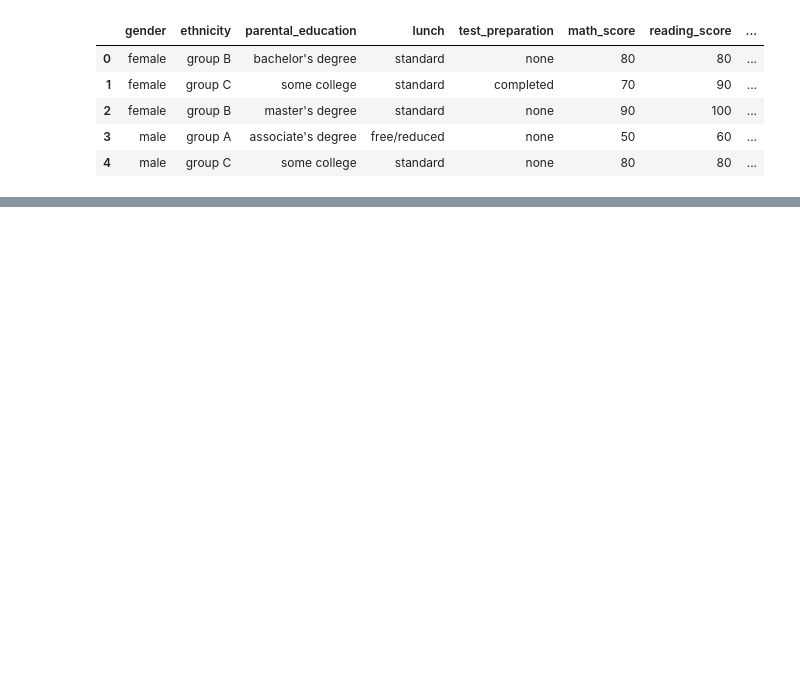
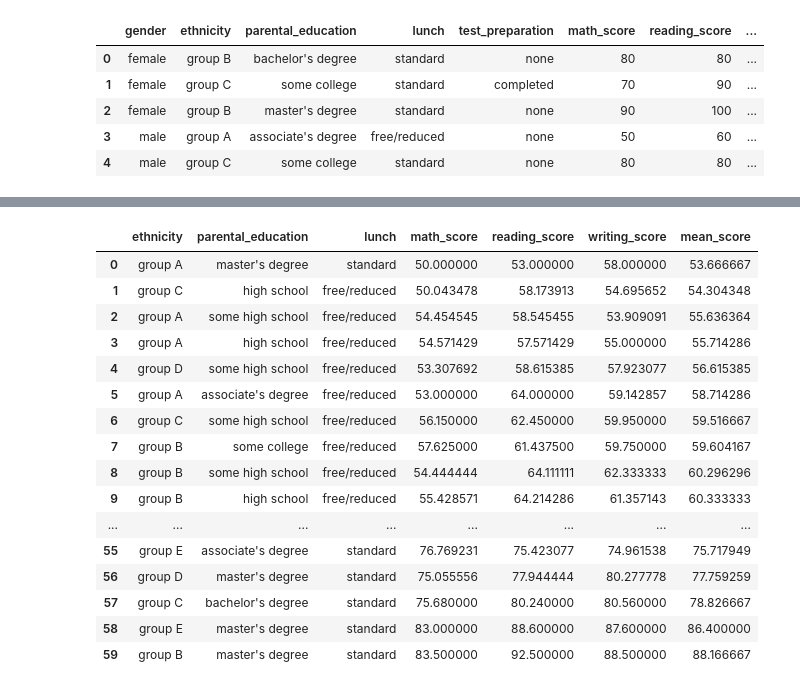
Before and after one commit to rafaelbg27/kaggle-student-performance-in-exams, a Jupyter notebook: students_performance.ipynb, the cells around one changed output, grey strips where cells are left out. Drawn from its saved outputs; the diff is of its cells as text; code cells hidden in the pictures; blank space fills up the shorter version.

```diff
--- a/students_performance.ipynb
+++ b/students_performance.ipynb
@@ -157,0 +231,46 @@ Text(0.5, 0, 'Parental Education')
+# %%
+db = db_raw.copy()
+
+profiles = []
+
+for ethnicity in db["ethnicity"].unique():
+    for parental_education in db["parental_education"].unique():
+        for lunch in db["lunch"].unique():
+            profiles.append({"ethnicity": ethnicity,
+                "parental_education": parental_education,
+                "lunch": lunch})
+# %%
+for i in range(len(profiles)):
+    profile = db.loc[(db['ethnicity'] == profiles[i]['ethnicity'])
+        & (db['parental_education'] == profiles[i]['parental_education'])
+        & (db['lunch'] == profiles[i]['lunch'])]
+
+    profiles[i]["math_score"] = profile["math_score"].mean()
+    profiles[i]["reading_score"] = profile["reading_score"].mean()
+    profiles[i]["writing_score"] = profile["writing_score"].mean()
+    profiles[i]["mean_score"] = (profile["math_score"].mean()
+        + profile["reading_score"].mean()
+        + profile["writing_score"].mean())/3
+# %%
+df = pd.DataFrame(data=profiles)
+df = df.sort_values(by=['mean_score'])
+df = df.reset_index().drop("index", axis=1)
+display(df.head(60))
+# %% [output]
+|  | ethnicity | parental_education | lunch | math_score | reading_score | writing_score | mean_score |
+| 0 | group A | master's degree | standard | 50.000000 | 53.000000 | 58.000000 | 53.666667 |
+| 1 | group C | high school | free/reduced | 50.043478 | 58.173913 | 54.695652 | 54.304348 |
+| 2 | group A | some high school | free/reduced | 54.454545 | 58.545455 | 53.909091 | 55.636364 |
+| 3 | group A | high school | free/reduced | 54.571429 | 57.571429 | 55.000000 | 55.714286 |
+| 4 | group D | some high school | free/reduced | 53.307692 | 58.615385 | 57.923077 | 56.615385 |
+| 5 | group A | associate's degree | free/reduced | 53.000000 | 64.000000 | 59.142857 | 58.714286 |
+| 6 | group C | some high school | free/reduced | 56.150000 | 62.450000 | 59.950000 | 59.516667 |
+| 7 | group B | some college | free/reduced | 57.625000 | 61.437500 | 59.750000 | 59.604167 |
+| 8 | group B | some high school | free/reduced | 54.444444 | 64.111111 | 62.333333 | 60.296296 |
+| 9 | group B | high school | free/reduced | 55.428571 | 64.214286 | 61.357143 | 60.333333 |
+| ... | ... | ... | ... | ... | ... | ... | ... |
+| 55 | group E | associate's degree | standard | 76.769231 | 75.423077 | 74.961538 | 75.717949 |
+| 56 | group D | master's degree | standard | 75.055556 | 77.944444 | 80.277778 | 77.759259 |
+| 57 | group C | bachelor's degree | standard | 75.680000 | 80.240000 | 80.560000 | 78.826667 |
+| 58 | group E | master's degree | standard | 83.000000 | 88.600000 | 87.600000 | 86.400000 |
+| 59 | group B | master's degree | standard | 83.500000 | 92.500000 | 88.500000 | 88.166667 |
```
Also changed, not shown: parts of 8 cells of this notebook.
